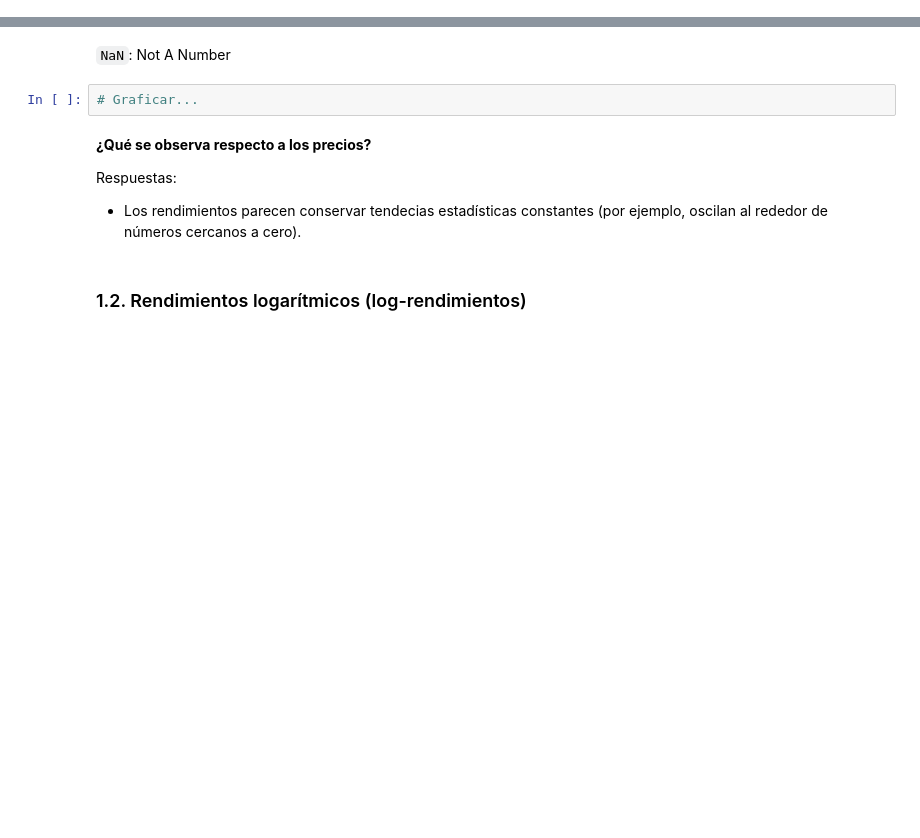
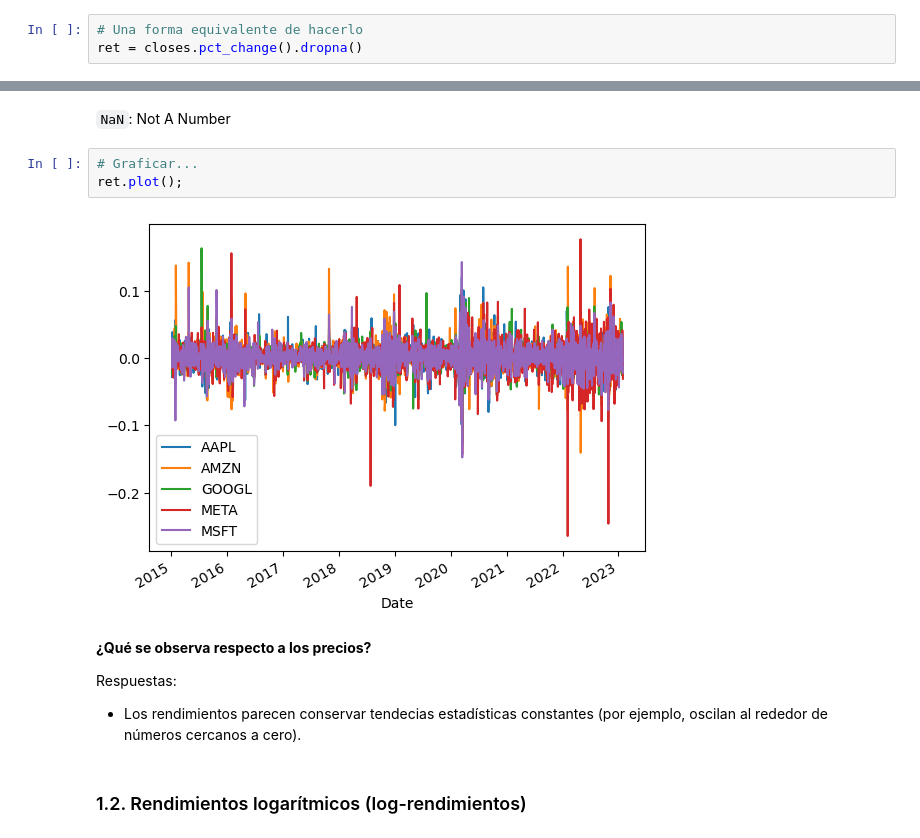
Before and after one commit to neto10m/porinvp2023, a Jupyter notebook: Modulo1/Clase5_MidiendoConHistoricos.ipynb, the cells around one changed output, grey strips where cells are left out. Saved outputs shown, nothing was run; the diff lists cells and outputs as text; blank space fills up the shorter version.

```diff
--- a/Modulo1/Clase5_MidiendoConHistoricos.ipynb
+++ b/Modulo1/Clase5_MidiendoConHistoricos.ipynb
@@ -78,0 +121,3 @@ para $t=1,\ldots,n$.
+# %%
+# Una forma equivalente de hacerlo
+ret = closes.pct_change().dropna()
@@ -80,6 +145,9 @@ para $t=1,\ldots,n$.
 `NaN`: Not A Number
 # %%
 # Graficar...
+ret.plot();
+# %% [output]
+[figure, added]
 # %% [markdown]
 **¿Qué se observa respecto a los precios?**
 
```
Also changed, not shown: parts of 29 cells of this notebook.
